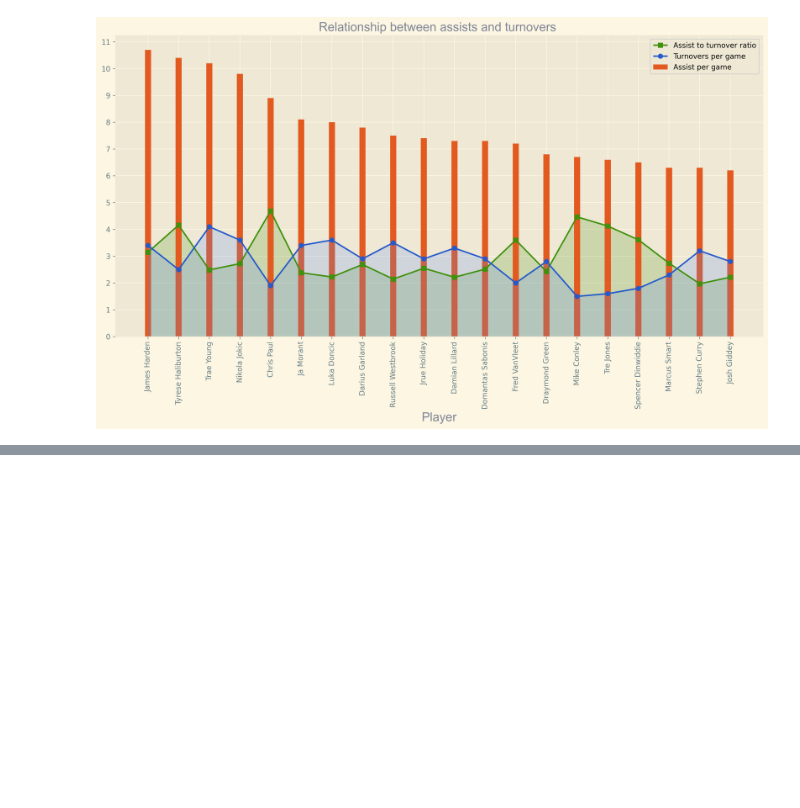
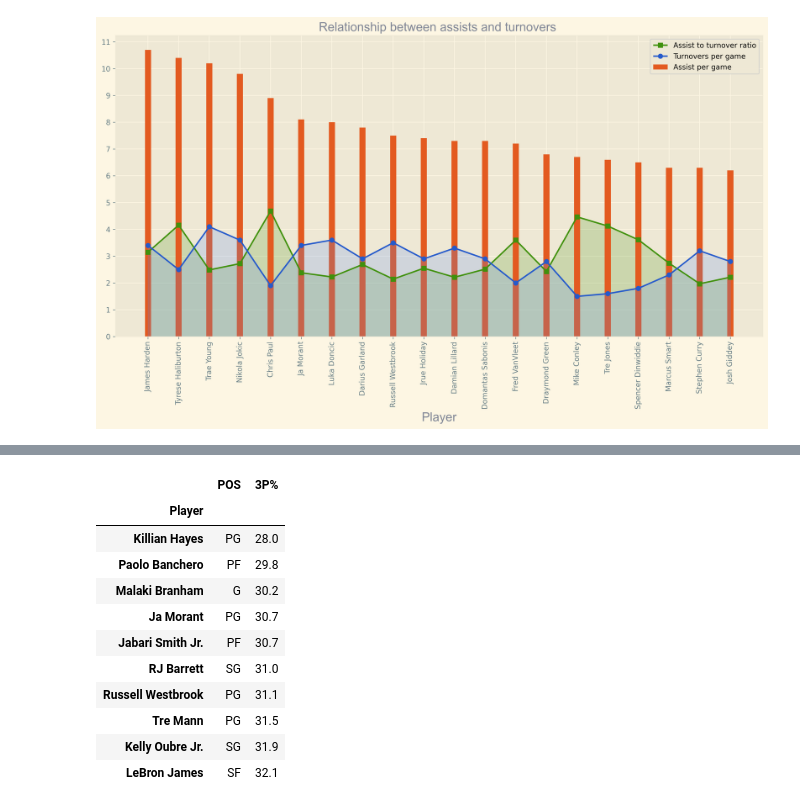
Before and after one commit to kevinnkansah/LearnDataScience, a Jupyter notebook: Python/NBA Data Visualization/nba.ipynb, the cells around one changed output, grey strips where cells are left out. Cells and saved outputs as stored; diff of their text form; code cells hidden in the pictures; blank space fills up the shorter version.

```diff
--- a/Python/NBA Data Visualization/nba.ipynb
+++ b/Python/NBA Data Visualization/nba.ipynb
@@ -401,0 +424,15 @@ plt.show()
+# %%
+nba[nba['3PA'] > 250][['POS', '3P%']].sort_values(by='3P%').head(10)
+# %% [output]
+|  | POS | 3P% |
+| Player |  |  |
+| Killian Hayes | PG | 28.0 |
+| Paolo Banchero | PF | 29.8 |
+| Malaki Branham | G | 30.2 |
+| Ja Morant | PG | 30.7 |
+| Jabari Smith Jr. | PF | 30.7 |
+| RJ Barrett | SG | 31.0 |
+| Russell Westbrook | PG | 31.1 |
+| Tre Mann | PG | 31.5 |
+| Kelly Oubre Jr. | SG | 31.9 |
+| LeBron James | SF | 32.1 |
```
Also changed, not shown: parts of 3 cells of this notebook, 1 other file.
